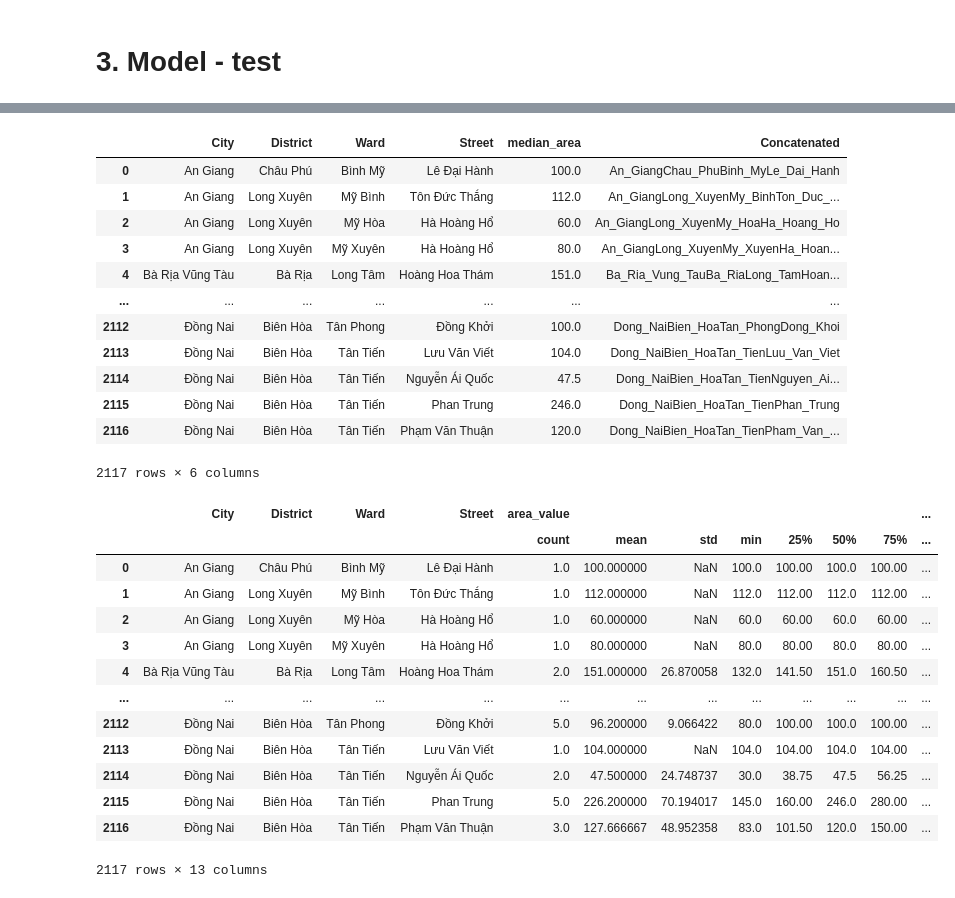
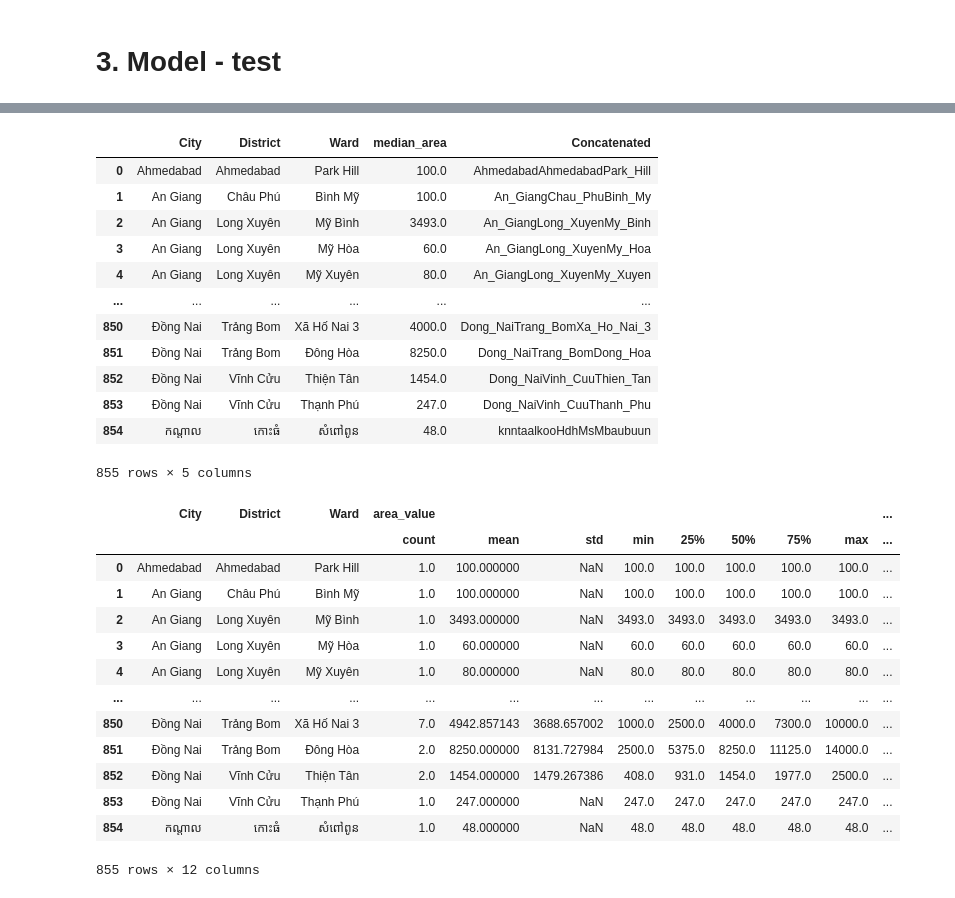
Before and after one commit to camcam2212/rental-cost-prediction, a Jupyter notebook: merge&preprocessing.ipynb, the cells around one changed output, grey strips where cells are left out. Cells and saved outputs as stored; diff of their text form; code cells hidden in the pictures.

Commit message:
Xóa column Street, chỉ dự đoán đến cấp Phường/Xã

```diff
--- a/merge&preprocessing.ipynb
+++ b/merge&preprocessing.ipynb
@@ -157,3 +162,3 @@ df_street.to_csv(r"D:\OneDrive\KiotViet\Python_for_work\KFinance\sondn_kfinance\
 # %%
-df_street = pd.read_csv(r"D:\OneDrive\KiotViet\Python_for_work\KFinance\sondn_kfinance\Model_Prediction_RentalCost\CSV_crawl_data\all_bds_final_clean.csv")
+final = pd.read_csv(r"D:\OneDrive\KiotViet\Python_for_work\KFinance\sondn_kfinance\Model_Prediction_RentalCost\CSV_crawl_data\all_bds_final_clean.csv")
 # %%
@@ -214,6 +193,6 @@ memory usage: 883.6+ KB
 # %%
-X = df_street.drop('price_per_m2_final', axis=1)
-y = df_street['price_per_m2_final']
+X = final.drop('price_per_m2_final', axis=1)
+y = final['price_per_m2_final']
 
 # X2 = df.drop('price_per_m2_final', axis=1)
 # y2 = df['price_per_m2_final']
@@ -267,7 +246,7 @@ X_train, X_test, y_train, y_test = train_test_split(X, y, test_size=0.25,random_
 
 #Tranform lại data
 numeric_features = ['area_value']
-categorical_features = ['City', 'District', 'Ward','Street']
+categorical_features = ['City', 'District', 'Ward']
 
 numeric_transformer = Pipeline(steps=[('scaler', RobustScaler())])
 categorical_transformer = Pipeline(steps=[('onehot', OneHotEncoder(handle_unknown='ignore'))])
@@ -426,47 +402,47 @@ ModuleNotFoundError: No module named 'unidecode'
 # %%
-train_groupby = X_train[['City', 'District', 'Ward', 'Street','area_value']]
+train_groupby = X_train[['City', 'District', 'Ward','area_value']]
 train_groupby_no_area = train_groupby.rename(columns={'area_value': 'median_area'})
-train_groupby_no_area = train_groupby_no_area.groupby(['City', 'District', 'Ward', 'Street']).median().reset_index()
-train_groupby_no_area['Concatenated'] = train_groupby_no_area[['City', 'District', 'Ward', 'Street']].apply(
+train_groupby_no_area = train_groupby_no_area.groupby(['City', 'District', 'Ward']).median().reset_index()
+train_groupby_no_area['Concatenated'] = train_groupby_no_area[['City', 'District', 'Ward']].apply(
     lambda row: ''.join(unidecode(str(val)).replace(' ', '_') for val in row), axis=1
 )
 train_groupby_no_area
 # %% [output]
-|  | City | District | Ward | Street | median_area | Concatenated |
-| 0 | An Giang | Châu Phú | Bình Mỹ | Lê Đại Hành | 100.0 | An_GiangChau_PhuBinh_MyLe_Dai_Hanh |
-| 1 | An Giang | Long Xuyên | Mỹ Bình | Tôn Đức Thắng | 112.0 | An_GiangLong_XuyenMy_BinhTon_Duc_... |
-| 2 | An Giang | Long Xuyên | Mỹ Hòa | Hà Hoàng Hổ | 60.0 | An_GiangLong_XuyenMy_HoaHa_Hoang_Ho |
-| 3 | An Giang | Long Xuyên | Mỹ Xuyên | Hà Hoàng Hổ | 80.0 | An_GiangLong_XuyenMy_XuyenHa_Hoan... |
-| 4 | Bà Rịa Vũng Tàu | Bà Rịa | Long Tâm | Hoàng Hoa Thám | 151.0 | Ba_Ria_Vung_TauBa_RiaLong_TamHoan... |
-| ... | ... | ... | ... | ... | ... | ... |
-| 2112 | Đồng Nai | Biên Hòa | Tân Phong | Đồng Khởi | 100.0 | Dong_NaiBien_HoaTan_PhongDong_Khoi |
-| 2113 | Đồng Nai | Biên Hòa | Tân Tiến | Lưu Văn Viết | 104.0 | Dong_NaiBien_HoaTan_TienLuu_Van_Viet |
-| 2114 | Đồng Nai | Biên Hòa | Tân Tiến | Nguyễn Ái Quốc | 47.5 | Dong_NaiBien_HoaTan_TienNguyen_Ai... |
-| 2115 | Đồng Nai | Biên Hòa | Tân Tiến | Phan Trung | 246.0 | Dong_NaiBien_HoaTan_TienPhan_Trung |
-| 2116 | Đồng Nai | Biên Hòa | Tân Tiến | Phạm Văn Thuận | 120.0 | Dong_NaiBien_HoaTan_TienPham_Van_... |
+|  | City | District | Ward | median_area | Concatenated |
+| 0 | Ahmedabad | Ahmedabad | Park Hill | 100.0 | AhmedabadAhmedabadPark_Hill |
+| 1 | An Giang | Châu Phú | Bình Mỹ | 100.0 | An_GiangChau_PhuBinh_My |
+| 2 | An Giang | Long Xuyên | Mỹ Bình | 3493.0 | An_GiangLong_XuyenMy_Binh |
+| 3 | An Giang | Long Xuyên | Mỹ Hòa | 60.0 | An_GiangLong_XuyenMy_Hoa |
+| 4 | An Giang | Long Xuyên | Mỹ Xuyên | 80.0 | An_GiangLong_XuyenMy_Xuyen |
+| ... | ... | ... | ... | ... | ... |
+| 850 | Đồng Nai | Trảng Bom | Xã Hố Nai 3 | 4000.0 | Dong_NaiTrang_BomXa_Ho_Nai_3 |
+| 851 | Đồng Nai | Trảng Bom | Đông Hòa | 8250.0 | Dong_NaiTrang_BomDong_Hoa |
+| 852 | Đồng Nai | Vĩnh Cửu | Thiện Tân | 1454.0 | Dong_NaiVinh_CuuThien_Tan |
+| 853 | Đồng Nai | Vĩnh Cửu | Thạnh Phú | 247.0 | Dong_NaiVinh_CuuThanh_Phu |
+| 854 | កណ្ដាល | កោះធំ | សំពៅពូន | 48.0 | knntaalkooHdhMsMbaubuun |
-2117 rows × 6 columns
+855 rows × 5 columns
 # %%
-train_groupby_percentiles = train_groupby.groupby(['City', 'District', 'Ward', 'Street']).describe().reset_index()
-train_groupby_percentiles['Concatenated'] = train_groupby_percentiles[['City', 'District', 'Ward', 'Street']].apply(
+train_groupby_percentiles = train_groupby.groupby(['City', 'District', 'Ward']).describe().reset_index()
+train_groupby_percentiles['Concatenated'] = train_groupby_percentiles[['City', 'District', 'Ward']].apply(
     lambda row: ''.join(unidecode(str(val)).replace(' ', '_') for val in row), axis=1
 )
 # train_groupby_percentiles['Concatenated'] = train_groupby_percentiles['Concatenated'].str.replace(' ','')
 train_groupby_percentiles
 # %% [output]
-|  | City | District | Ward | Street | area_value |  |  |  |  |  |  | ... |
-|  |  |  |  |  | count | mean | std | min | 25% | 50% | 75% | ... |
-| 0 | An Giang | Châu Phú | Bình Mỹ | Lê Đại Hành | 1.0 | 100.000000 | NaN | 100.0 | 100.00 | 100.0 | 100.00 | ... |
-| 1 | An Giang | Long Xuyên | Mỹ Bình | Tôn Đức Thắng | 1.0 | 112.000000 | NaN | 112.0 | 112.00 | 112.0 | 112.00 | ... |
-| 2 | An Giang | Long Xuyên | Mỹ Hòa | Hà Hoàng Hổ | 1.0 | 60.000000 | NaN | 60.0 | 60.00 | 60.0 | 60.00 | ... |
-| 3 | An Giang | Long Xuyên | Mỹ Xuyên | Hà Hoàng Hổ | 1.0 | 80.000000 | NaN | 80.0 | 80.00 | 80.0 | 80.00 | ... |
-| 4 | Bà Rịa Vũng Tàu | Bà Rịa | Long Tâm | Hoàng Hoa Thám | 2.0 | 151.000000 | 26.870058 | 132.0 | 141.50 | 151.0 | 160.50 | ... |
+|  | City | District | Ward | area_value |  |  |  |  |  |  |  | ... |
+|  |  |  |  | count | mean | std | min | 25% | 50% | 75% | max | ... |
+| 0 | Ahmedabad | Ahmedabad | Park Hill | 1.0 | 100.000000 | NaN | 100.0 | 100.0 | 100.0 | 100.0 | 100.0 | ... |
+| 1 | An Giang | Châu Phú | Bình Mỹ | 1.0 | 100.000000 | NaN | 100.0 | 100.0 | 100.0 | 100.0 | 100.0 | ... |
+| 2 | An Giang | Long Xuyên | Mỹ Bình | 1.0 | 3493.000000 | NaN | 3493.0 | 3493.0 | 3493.0 | 3493.0 | 3493.0 | ... |
+| 3 | An Giang | Long Xuyên | Mỹ Hòa | 1.0 | 60.000000 | NaN | 60.0 | 60.0 | 60.0 | 60.0 | 60.0 | ... |
+| 4 | An Giang | Long Xuyên | Mỹ Xuyên | 1.0 | 80.000000 | NaN | 80.0 | 80.0 | 80.0 | 80.0 | 80.0 | ... |
 | ... | ... | ... | ... | ... | ... | ... | ... | ... | ... | ... | ... | ... |
-| 2112 | Đồng Nai | Biên Hòa | Tân Phong | Đồng Khởi | 5.0 | 96.200000 | 9.066422 | 80.0 | 100.00 | 100.0 | 100.00 | ... |
-| 2113 | Đồng Nai | Biên Hòa | Tân Tiến | Lưu Văn Viết | 1.0 | 104.000000 | NaN | 104.0 | 104.00 | 104.0 | 104.00 | ... |
-| 2114 | Đồng Nai | Biên Hòa | Tân Tiến | Nguyễn Ái Quốc | 2.0 | 47.500000 | 24.748737 | 30.0 | 38.75 | 47.5 | 56.25 | ... |
-| 2115 | Đồng Nai | Biên Hòa | Tân Tiến | Phan Trung | 5.0 | 226.200000 | 70.194017 | 145.0 | 160.00 | 246.0 | 280.00 | ... |
-| 2116 | Đồng Nai | Biên Hòa | Tân Tiến | Phạm Văn Thuận | 3.0 | 127.666667 | 48.952358 | 83.0 | 101.50 | 120.0 | 150.00 | ... |
+| 850 | Đồng Nai | Trảng Bom | Xã Hố Nai 3 | 7.0 | 4942.857143 | 3688.657002 | 1000.0 | 2500.0 | 4000.0 | 7300.0 | 10000.0 | ... |
+| 851 | Đồng Nai | Trảng Bom | Đông Hòa | 2.0 | 8250.000000 | 8131.727984 | 2500.0 | 5375.0 | 8250.0 | 11125.0 | 14000.0 | ... |
+| 852 | Đồng Nai | Vĩnh Cửu | Thiện Tân | 2.0 | 1454.000000 | 1479.267386 | 408.0 | 931.0 | 1454.0 | 1977.0 | 2500.0 | ... |
+| 853 | Đồng Nai | Vĩnh Cửu | Thạnh Phú | 1.0 | 247.000000 | NaN | 247.0 | 247.0 | 247.0 | 247.0 | 247.0 | ... |
+| 854 | កណ្ដាល | កោះធំ | សំពៅពូន | 1.0 | 48.000000 | NaN | 48.0 | 48.0 | 48.0 | 48.0 | 48.0 | ... |
-2117 rows × 13 columns
+855 rows × 12 columns
 # %%
 
 # Chọn chỉ mục cho các percentiles 20 và 80
```
Also changed, not shown: parts of 28 cells of this notebook, 3 other files.
